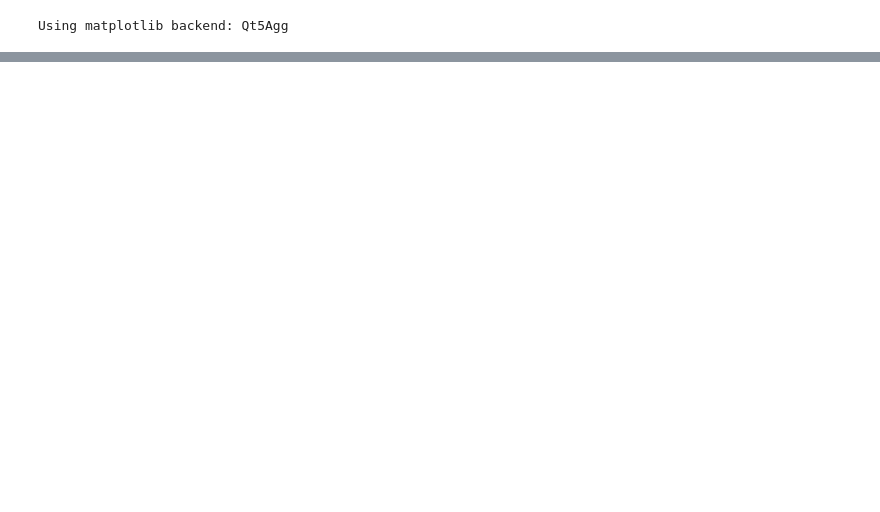
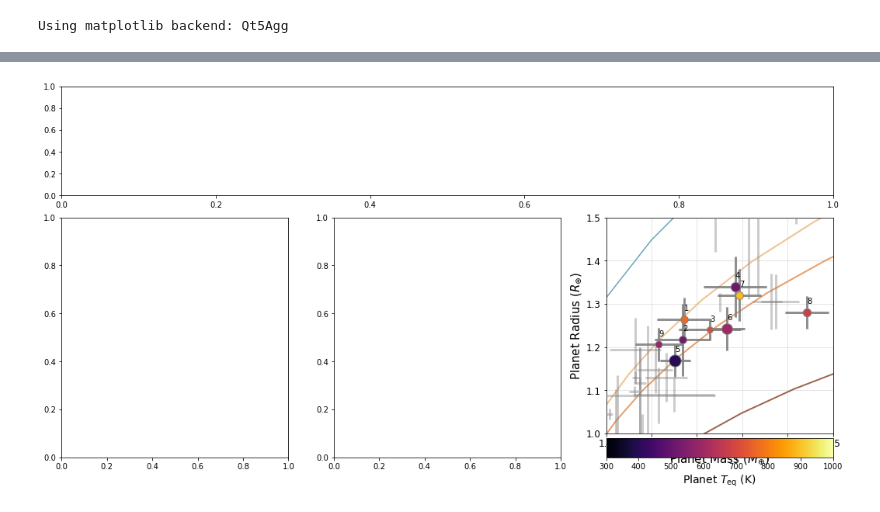
Before and after one commit to hdiamondlowe/jwst_rockyplanetoccultations, a Jupyter notebook: make_clean_table.ipynb, the cells around one changed output, grey strips where cells are left out. Saved outputs shown, nothing was run; the diff lists cells and outputs as text; code cells hidden in the pictures; blank space fills up the shorter version.

```diff
--- a/make_clean_table.ipynb
+++ b/make_clean_table.ipynb
@@ -173,4 +220,7 @@ Rp_Rs = ((np.array(smallPlanetSystems['pl_rade'])*u.R_earth)/(np.array(smallPlan
 Teq = orb.Teq(np.array(smallPlanetSystems['st_teff'])*u.K, 0, np.array(smallPlanetSystems['st_rad'])*u.R_sun, np.array(smallPlanetSystems['pl_orbsmax'])*u.AU).decompose()
 g_p = ((const.G*np.array(smallPlanetSystems['pl_bmasse'])*u.M_earth) / (np.array(smallPlanetSystems['pl_rade'])*u.R_earth)**2).to(u.m/u.s**2)
 S = orb.insolation(Teff=np.array(smallPlanetSystems['st_teff'])*u.K, Teff_unc=np.array([0 for i in range(nplanets)])*u.K, Rs=np.array(smallPlanetSystems['st_rad'])*u.R_sun, Rs_unc=np.array([0 for i in range(nplanets)])*u.R_sun, a=np.array(smallPlanetSystems['pl_orbsmax'])*u.AU, a_unc=np.array([0 for i in range(nplanets)])*u.AU)[0]
-S[0]
+
+vol_p = 4/3 * np.pi * (np.array(smallPlanetSystems['pl_rade'])*u.R_earth)**3      # volume of planets
+rho_p = np.array(smallPlanetSystems['pl_bmasse'])*u.M_earth / vol_p
+rho_p = rho_p.to(u.g/u.cm**3)
@@ -185,6 +233,8 @@ c = Column(Teq, name='pl_teq_a0')
 smallPlanetSystems.add_column(c)
 c = Column(S, name='pl_s')
 smallPlanetSystems.add_column(c)
+c = Column(rho_p, name='pl_rho')
+smallPlanetSystems.add_column(c)
 
 c = Column(['f1500w' for i in range(nplanets)], name='filter')
 smallPlanetSystems.add_column(c)
@@ -278,6 +328,10 @@ pl_names = ['GJ 1132 b',
 
 #take all intermediate planets
 pl_names = list(sample_intermediate['pl_name'])
+try: pl_names.remove('TOI-1634 b')
+except: pass
+try: pl_names.remove('GJ 1252 b')
+except: pass
 try: pl_names.remove('GJ 9827 c')
 except: pass
 try: pl_names.remove('L 98-59 d')
@@ -522 +587,88 @@ make_context_fig(sample, 'pl_g', 'pl_orbsmax',
+# %%
+# figure for proposal
+fig = plt.figure(figsize=(15,8))
+gs = gridspec.GridSpec(3, 3, left=0.07, right=0.99, bottom=0.1, top=0.93)
+
+figure = {}
+figure['MR'] = fig.add_subplot(gs[0,0:])
+figure['1'] = fig.add_subplot(gs[1:,0])
+figure['2'] = fig.add_subplot(gs[1:,1])
+figure['3'] = fig.add_subplot(gs[1:,2])
+
+############### MR Diagram #######################################################################
+Fe100 = ascii.read('/home/hannah/Research/Library/ZengCompositions/Fe_100.txt')
+plt.plot(Fe100['col1'], Fe100['col2'], color='#873e23', lw=2, alpha=0.8)
+
+Earthlike = ascii.read('/home/hannah/Research/Library/ZengCompositions/Fe_32p5_MgSiO3_67p5_Earth.txt')
+plt.plot(Earthlike['col1'], Earthlike['col2'], color='#e28743', lw=2, alpha=0.8)
+
+MgSiO3 = ascii.read('/home/hannah/Research/Library/ZengCompositions/MgSiO3_100.txt')
+plt.plot(MgSiO3['col1'], MgSiO3['col2'], color='#eab676', lw=2, alpha=0.8)
+
+MgSiO3_50_H2O_50 = ascii.read('/home/hannah/Research/Library/ZengCompositions/MgSiO3_50_H2O_50.txt')
+plt.plot(MgSiO3_50_H2O_50['col1'], MgSiO3_50_H2O_50['col2'], color='#448fa2', lw=1.5, alpha=0.8)
+
+plt.errorbar(smallPlanetSystems['pl_bmasse'],
+             smallPlanetSystems['pl_rade'],
+             xerr=np.mean([smallPlanetSystems['pl_bmasseerr1'], abs(smallPlanetSystems['pl_bmasseerr2'])], axis=0),
+             yerr=np.mean([smallPlanetSystems['pl_radeerr1'], abs(smallPlanetSystems['pl_radeerr2'])], axis=0),
+             fmt='.',
+             markersize=0,
+             color='grey',
+             ecolor='grey',
+             elinewidth=3,
+             alpha=0.4,
+             zorder=500,
+             )
+
+plt.errorbar(sample['pl_bmasse'],
+             sample['pl_rade'],
+             xerr=np.mean([sample['pl_bmasseerr1'], abs(sample['pl_bmasseerr2'])], axis=0),
+             yerr=np.mean([sample['pl_radeerr1'], abs(sample['pl_radeerr2'])], axis=0),
+             fmt='.',
+             color='grey',
+             ecolor='grey',
+             elinewidth=3,
+             alpha=0.8,
+             zorder=500,
+             )
+
+for i in range(len(sample)):
+    plt.plot(sample['pl_bmasse'][i],
+             sample['pl_rade'][i],
+             'o',
+             markersize=sample['pl_rp_rs'][i]*300,
+             markeredgecolor='grey',
+             color=mapper.to_rgba(sample['pl_teq_a0'][i]),
+             alpha=1,
+             zorder=1000
+            )
+    plt.text(sample['pl_bmasse'][i],
+             sample['pl_rade'][i]+0.02,
+             #sample['pl_name'][i],
+             i+1,
+             zorder=2000)
+plt.colorbar(mpl.cm.ScalarMappable(norm=norm, cmap=cmap),  orientation='horizontal',
+             fraction=0.08, pad=0.02, aspect=12
+            ).set_label(label='Planet $T_\mathrm{eq}$ (K)', size=14)
+
+plt.ylim(1, 1.5) # radius
+plt.xlim(1, 3.5) # mass
+
+#plt.xscale('log')
+#massrad['massrad'].set_yscale('log')
+plt.xlabel('Planet Mass ($M_{\oplus}$)', fontsize=15)
+plt.ylabel('Planet Radius ($R_{\oplus}$)', fontsize=15)
+#plt.title('', fontsize=16)
+
+plt.tick_params(axis='both', labelsize=12)
+plt.tick_params(axis='both', which='minor')#, labelbottom=False)
+plt.grid(axis='both', which='both', alpha=0.4)
+
+plt.tick_params(axis='x', which='minor')
+#ax = plt.gca()
+#ax.xaxis.set_major_formatter(StrMethodFormatter('{x:.0f}'))
+#ax.xaxis.set_minor_formatter(StrMethodFormatter('{x:.1f}'))
+# %% [output]
+[figure, added]
 # %%
```
Also changed, not shown: parts of 22 cells of this notebook, 8 other files.
